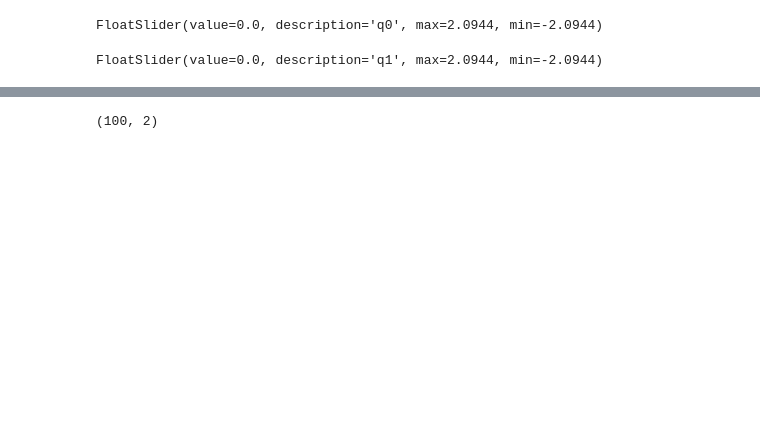
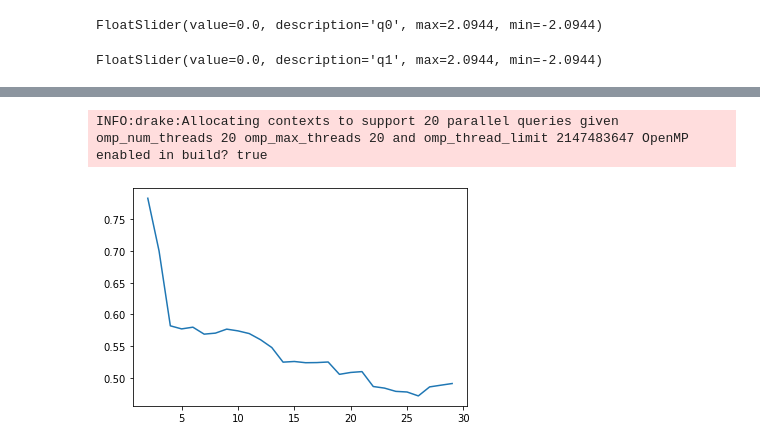
Before and after one commit to wernerpe/cvisiris_examples, a Jupyter notebook: 2dof_ik.ipynb, the cells around one changed output, grey strips where cells are left out. Saved outputs shown, nothing was run; the diff lists cells and outputs as text; code cells hidden in the pictures; blank space fills up the shorter version.

```diff
--- a/2dof_ik.ipynb
+++ b/2dof_ik.ipynb
@@ -214,5 +215,8 @@ for sh in ts_samplers:
     q_obj +=[q]
     t_obj +=[t]
 
-for i,t in enumerate(t_obj):
+q_obj = np.concatenate(tuple(q_obj), axis=0)
+t_obj = np.concatenate(tuple(t_obj), axis=0)
+
+for i,t in enumerate([t_obj]):
     plot_points(meshcat, t, f"iksol{i}", size = 0.01)
@@ -267,8 +266,69 @@ plot_collision_constraint(111)
 # %%
-for i,q in enumerate(q_obj):
+for i,q in enumerate([q_obj]):
     qext = np.concatenate((np.zeros((q.shape[0],1)),q), axis =1)
     plot_points(meshcat, qext+_offset_meshcat_2, f"ik _{i}", size = 0.03)
-# %%
-q.shape
-# %% [output]
-(100, 2)
+# %%
+from pydrake.all import SceneGraphCollisionChecker
+from visibility_utils import vgraph
+from clique_covers import compute_greedy_clique_partition
+
+robot_instances = [plant.GetModelInstanceByName("iiwatwodof")]
+checker = SceneGraphCollisionChecker(model = diagram,#.Clone(),
+                    robot_model_instances = robot_instances,
+                    distance_function_weights =  [1] * plant.num_positions(),
+                    #configuration_distance_function = _configuration_distance,
+                    edge_step_size = 0.125)
+vgraph_handle = partial(vgraph, checker = checker, parallelize = True)
+# %% [output]
+INFO:drake:Allocating contexts to support 20 parallel queries given omp_num_threads 20 omp_max_threads 20 and omp_thread_limit 2147483647 OpenMP enabled in build? true
+# %%
+#cluster points
+from sklearn.cluster import KMeans
+from sklearn.metrics import silhouette_score
+import matplotlib.pyplot as plt
+cliques_obj = []
+num_clusters_obj = []
+cluster_sizes_obj = []
+for i, (q, t) in enumerate(zip([q_obj], [t_obj])):
+    q_regularized = (q - np.mean(q, axis = 0))/np.std(q, axis = 0)
+    sil = []
+    kmsol = []
+    min_k = 2#[5,5, 5]
+    max_k = 30#[20, 20, 100 ]
+    clus_vals = np.arange(min_k,max_k)
+    for k in clus_vals:
+        #print(k)
+        km = KMeans(n_clusters=k).fit(q_regularized)
+        kmsol.append(km)
+        labels = km.labels_
+        sil.append(silhouette_score(q_regularized, labels, metric='euclidean'))
+
+    fig = plt.figure()
+    plt.plot(clus_vals,sil)
+
+    best_clustering = kmsol[np.argmax(sil)]
+    num_clusters = clus_vals[np.argmax(sil)]
+    q_clus = [q[np.where(best_clustering.labels_ == l )[0], :] for l in range(num_clusters)]
+    t_clus = [t[np.where(best_clustering.labels_ == l )[0], :] for l in range(num_clusters)]
+    idx_clus = [np.where(best_clustering.labels_ == l )[0] for l in range(num_clusters)]
+    clus_sizes = [len(qc) for qc in q_clus]
+    cluster_sizes_obj.append(clus_sizes)
+    num_clusters_obj.append(len(q_clus))
+    vgraph_clus = [vgraph_handle(qc) for qc in q_clus]
+    cliques_cluster = []
+    for ad in vgraph_clus:
+        smin = 3
+        cliques = compute_greedy_clique_partition(ad.toarray(), min_cliuqe_size=smin)
+        cl = []
+        for c in cliques:
+            if len(c)>=smin:
+               cl.append(c)
+        cliques_cluster.append(cl)
+    cliques_clusters_glob = []
+    for clus_idx, cliques in enumerate(cliques_cluster):
+        for c in cliques:
+            if len(c):
+                cliques_clusters_glob.append(idx_clus[clus_idx][c])
+    cliques_obj.append(cliques_clusters_glob)
+# %% [output]
+[figure, added]
```
Also changed, not shown: parts of 13 cells of this notebook, 9 other files.
